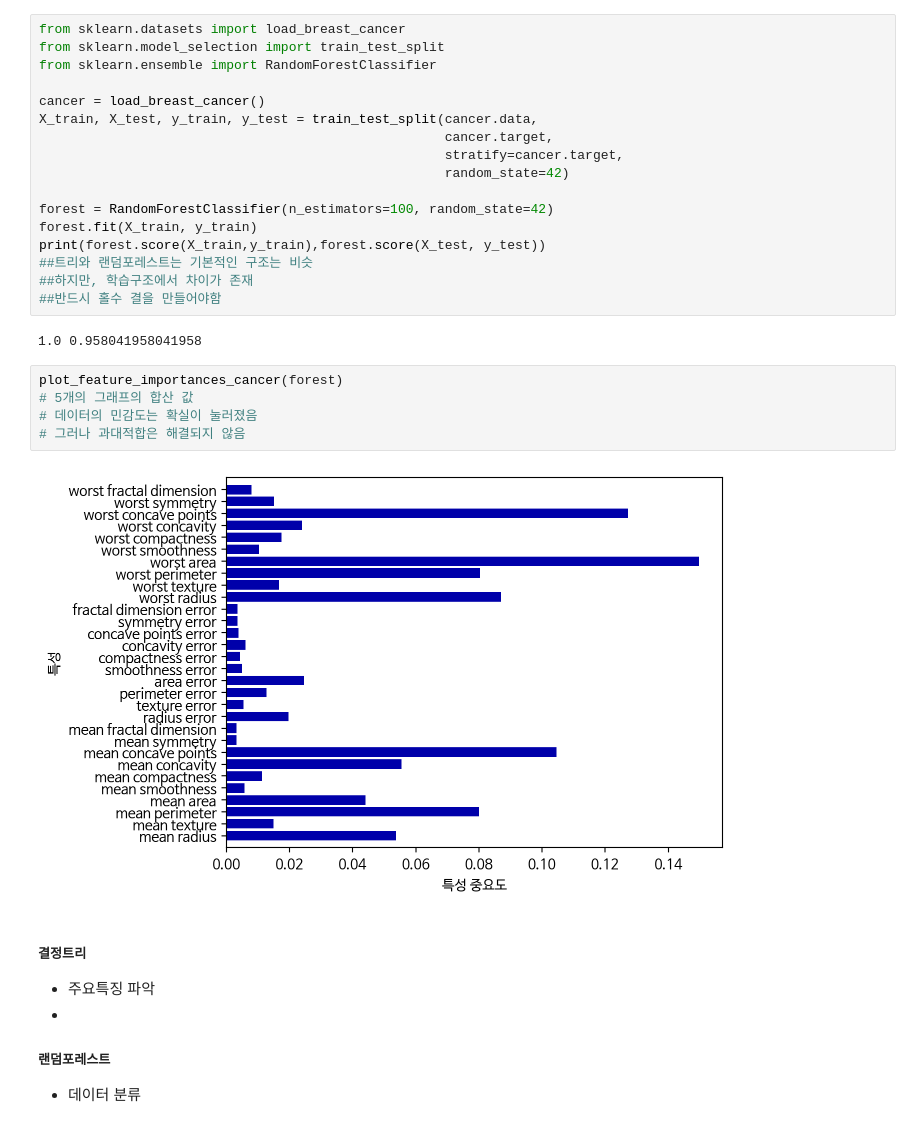
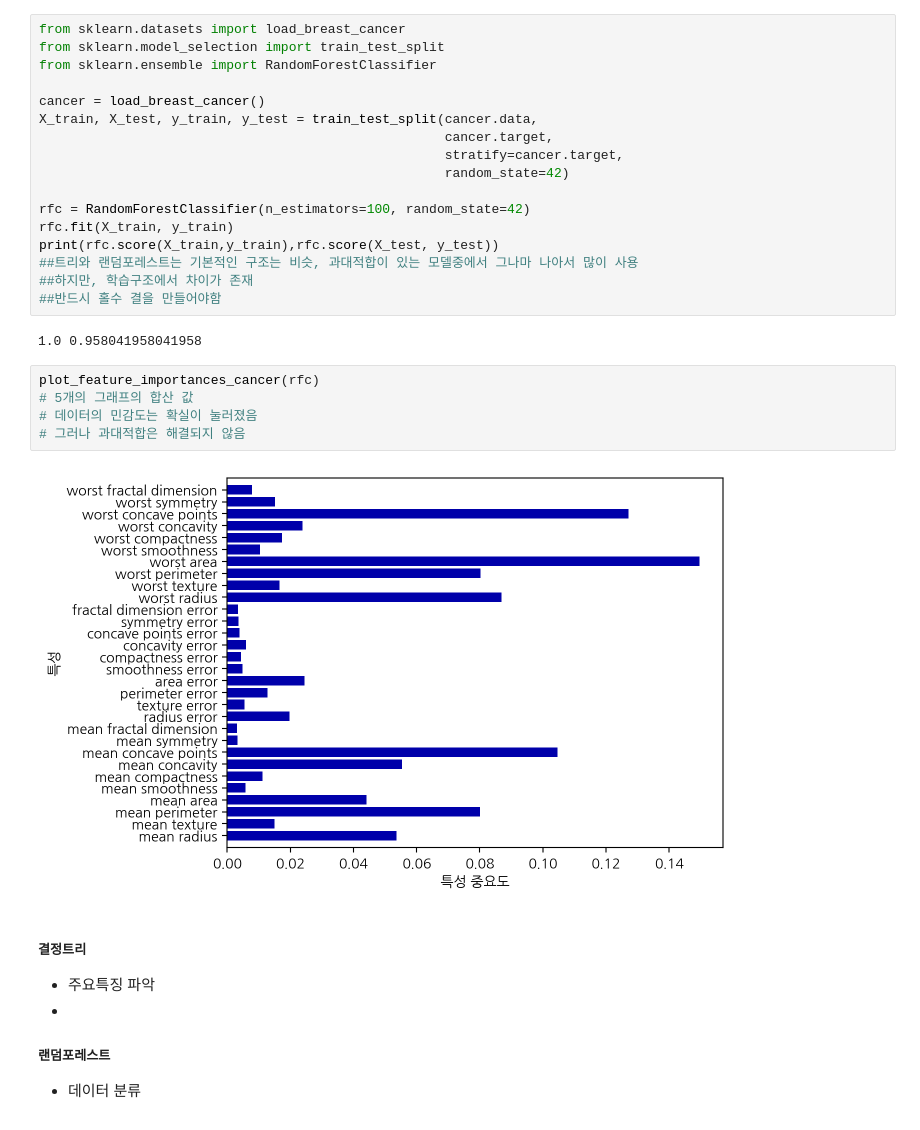
Before and after one commit to loklok2/Python, a Jupyter notebook: R/R2/02_03_05.ipynb, the cells around one changed output. Cells and saved outputs as stored; diff of their text form.

```diff
--- a/R/R2/02_03_05.ipynb
+++ b/R/R2/02_03_05.ipynb
@@ -135,21 +115,21 @@ X_train, X_test, y_train, y_test = train_test_split(cancer.data,
                                                     stratify=cancer.target,
                                                     random_state=42)
 
-forest = RandomForestClassifier(n_estimators=100, random_state=42)
-forest.fit(X_train, y_train)
-print(forest.score(X_train,y_train),forest.score(X_test, y_test))
-##트리와 랜덤포레스트는 기본적인 구조는 비슷
+rfc = RandomForestClassifier(n_estimators=100, random_state=42)
+rfc.fit(X_train, y_train)
+print(rfc.score(X_train,y_train),rfc.score(X_test, y_test))
+##트리와 랜덤포레스트는 기본적인 구조는 비슷, 과대적합이 있는 모델중에서 그나마 나아서 많이 사용
 ##하지만, 학습구조에서 차이가 존재
 ##반드시 홀수 결을 만들어야함
 # %% [output]
 1.0 0.958041958041958
 # %%
-plot_feature_importances_cancer(forest)
+plot_feature_importances_cancer(rfc)
 # 5개의 그래프의 합산 값
 # 데이터의 민감도는 확실이 눌러졌음
 # 그러나 과대적합은 해결되지 않음
 # %% [output]
-[figure, old version]
+[figure, new version]
 # %% [markdown]
 ##### 결정트리
 - 주요특징 파악
```
Also changed, not shown: parts of 20 cells of this notebook, 3 other files.
